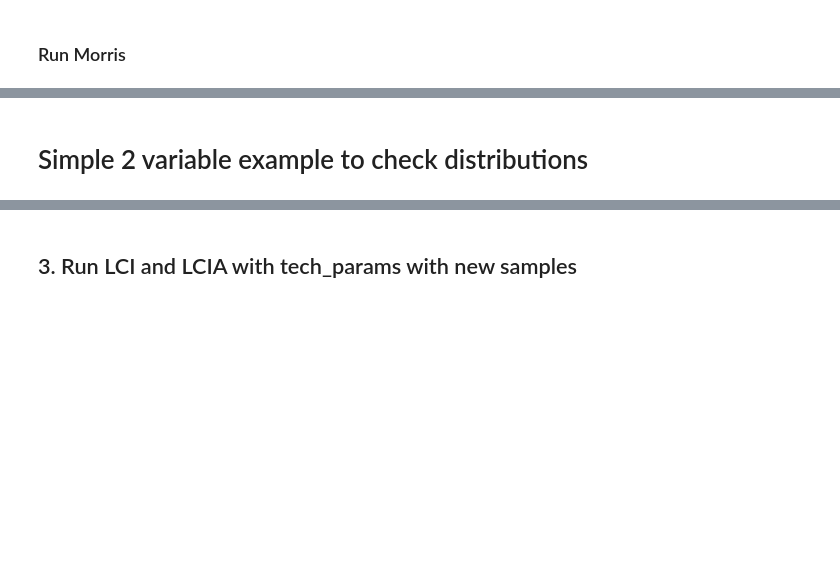
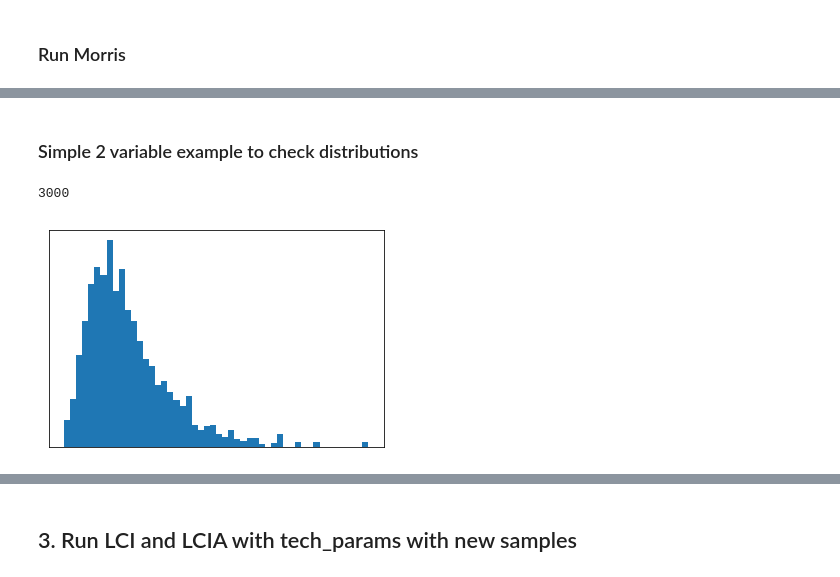
Before and after one commit to aleksandra-kim/sa, a Jupyter notebook: eet.ipynb, the cells around one changed output, grey strips where cells are left out. Cells and saved outputs as stored; diff of their text form; code cells hidden in the pictures; blank space fills up the shorter version.

```diff
--- a/eet.ipynb
+++ b/eet.ipynb
@@ -436,5 +235,5 @@ TypeError: unhashable type: 'numpy.ndarray'
 # %% [markdown]
-# Simple 2 variable example to check distributions
+### Simple 2 variable example to check distributions
 # %%
 from SALib.sample import morris
 from scipy.stats import lognorm, norm, triang
@@ -451,7 +250,7 @@ problem = {
     'bounds':   bounds
 }
 n_tra = 1000
-p = 4
+p = 400
 samples = morris.sample(problem, N=n_tra, num_levels=p)
 N = samples.shape
 # %%
@@ -462,19 +261,23 @@ width = bounds[ind][1]-bounds[ind][0]
 mycolor = (152/256,159/256,189/256)
 # %%
 len(x)
+# %% [output]
+3000
 # %%
 #1. Lognormal
 
 #convert x to percentages q
 q = [xx*SIX_SIGMA_Q/width+(1-SIX_SIGMA_Q)/2 for xx in x]
 #new lognormal
 mu = 0
 sigma = 0.5
 shift = 0
 #Converted samples generated using ppf (=inverse of cdf)
 y = lognorm.ppf(q,s=sigma,loc=shift,scale=np.exp(mu))
 
-plt.figure(figsize=(20,10))
-plt.hist(y,50,density=1,color=mycolor)
+#plt.figure(figsize=(20,10))
+plt.hist(y,50,density=1)
 plt.tick_params(axis='x',which='both',bottom=False,top=False,labelbottom=False)
 plt.tick_params(axis='y',which='both',right=False,left=False,labelleft=False)
+# %% [output]
+[figure, added]
```
Also changed, not shown: parts of 27 cells of this notebook, 3 other files.
